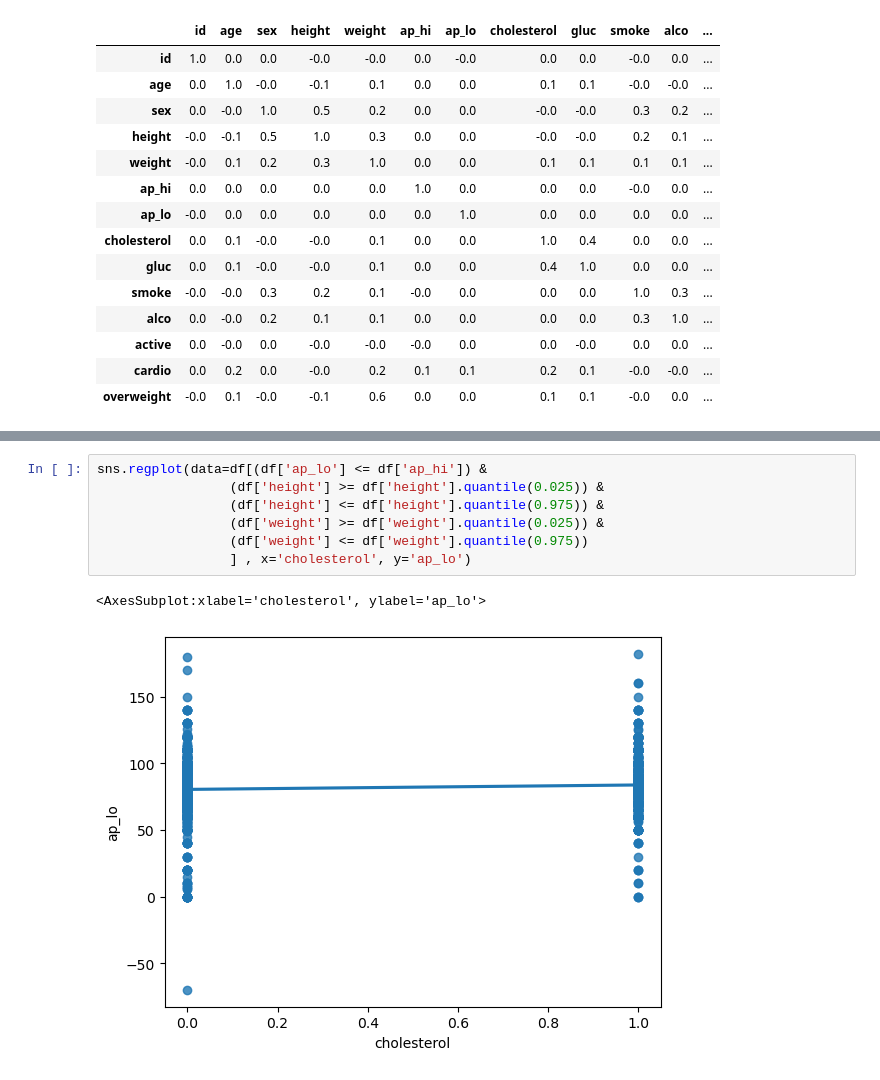
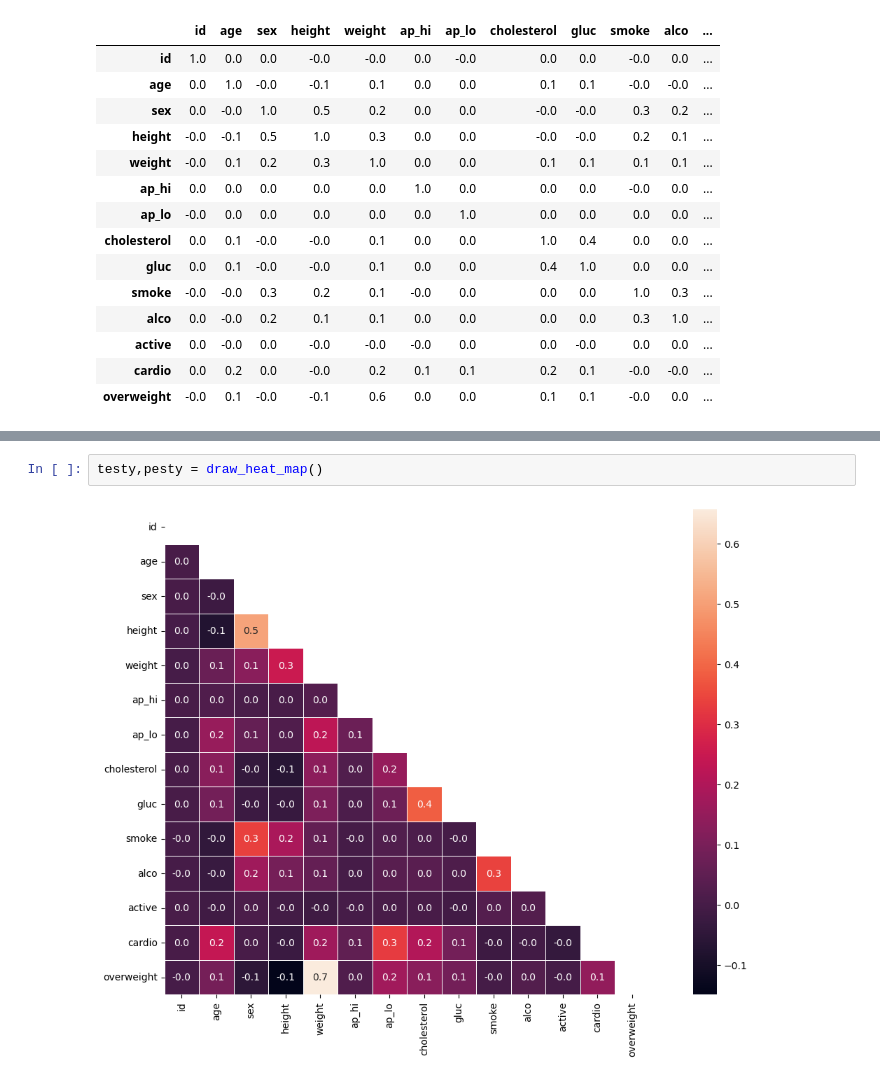
Before and after one commit to joshua-shorterivey/fcc-data-analysis-with-python, a Jupyter notebook: project_3_medical_data_visualizer.ipynb, the cells around one changed output, grey strips where cells are left out. Cells and saved outputs as stored; diff of their text form.

```diff
--- a/project_3_medical_data_visualizer.ipynb
+++ b/project_3_medical_data_visualizer.ipynb
@@ -177,10 +177,4 @@ draw_heat_map()
-# %%
-sns.regplot(data=df[(df['ap_lo'] <= df['ap_hi']) &
-                 (df['height'] >= df['height'].quantile(0.025)) &
-                 (df['height'] <= df['height'].quantile(0.975)) &
-                 (df['weight'] >= df['weight'].quantile(0.025)) &
-                 (df['weight'] <= df['weight'].quantile(0.975))
-                 ] , x='cholesterol', y='ap_lo')
-# %% [output]
-<AxesSubplot:xlabel='cholesterol', ylabel='ap_lo'>
-[figure, removed]
+# %%
+testy,pesty = draw_heat_map()
+# %% [output]
+[figure, added]
```
Also changed, not shown: parts of 4 cells of this notebook, 1 other file.
